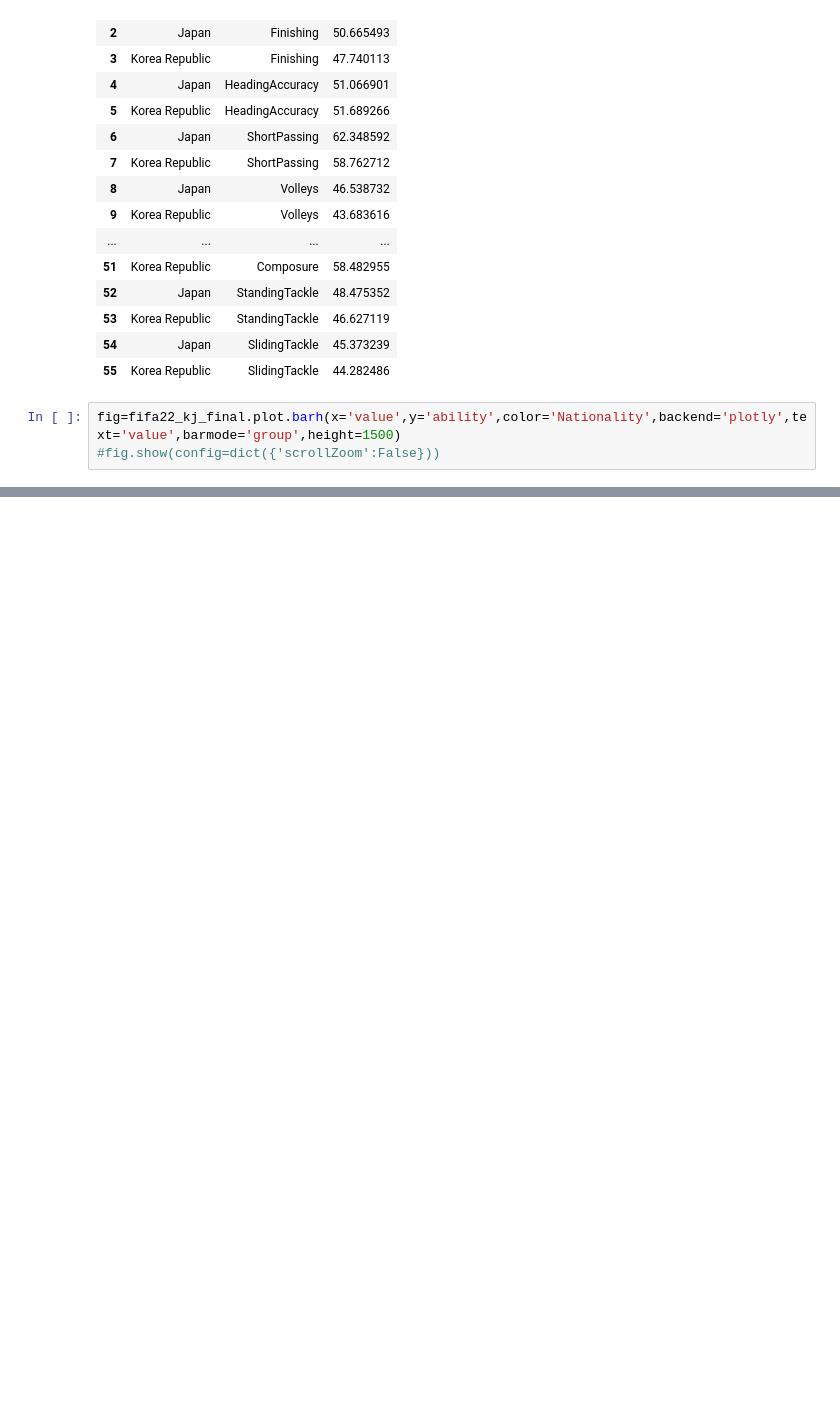
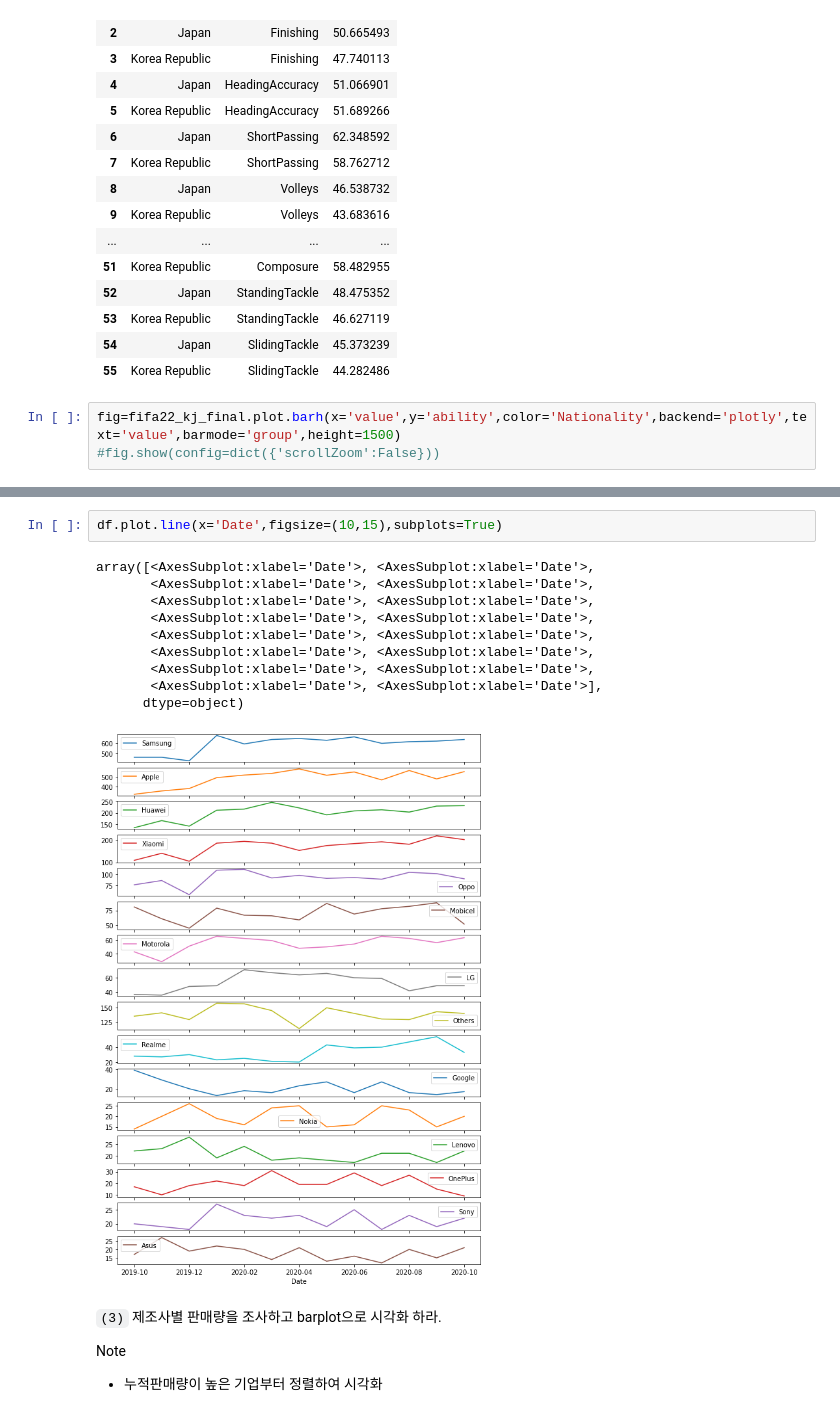
Before and after one commit to hsyliark/GSS-MBA-for-Big-Data, a Jupyter notebook: JBNU_Statistics_Ph.D/3rd semester/데이터시각화특강/기말평가/기말평가 예상문제 답안_ver2.ipynb, the cells around one changed output, grey strips where cells are left out. Saved outputs shown, nothing was run; the diff lists cells and outputs as text; blank space fills up the shorter version.

```diff
--- a/JBNU_Statistics_Ph.D/3rd semester/데이터시각화특강/기말평가/기말평가 예상문제 답안_ver2.ipynb
+++ b/JBNU_Statistics_Ph.D/3rd semester/데이터시각화특강/기말평가/기말평가 예상문제 답안_ver2.ipynb
@@ -644,0 +877,18 @@ fig=fifa22_kj_final.plot.barh(x='value',y='ability',color='Nationality',backend=
+# %%
+df.plot.line(x='Date',figsize=(10,15),subplots=True)
+# %% [output]
+array([<AxesSubplot:xlabel='Date'>, <AxesSubplot:xlabel='Date'>,
+       <AxesSubplot:xlabel='Date'>, <AxesSubplot:xlabel='Date'>,
+       <AxesSubplot:xlabel='Date'>, <AxesSubplot:xlabel='Date'>,
+       <AxesSubplot:xlabel='Date'>, <AxesSubplot:xlabel='Date'>,
+       <AxesSubplot:xlabel='Date'>, <AxesSubplot:xlabel='Date'>,
+       <AxesSubplot:xlabel='Date'>, <AxesSubplot:xlabel='Date'>,
+       <AxesSubplot:xlabel='Date'>, <AxesSubplot:xlabel='Date'>,
+       <AxesSubplot:xlabel='Date'>, <AxesSubplot:xlabel='Date'>],
+      dtype=object)
+[figure, added]
+# %% [markdown]
+`(3)` 제조사별 판매량을 조사하고 barplot으로 시각화 하라.
+
+Note
+- 누적판매량이 높은 기업부터 정렬하여 시각화
```
Also changed, not shown: parts of 56 cells of this notebook, 1 other file.
